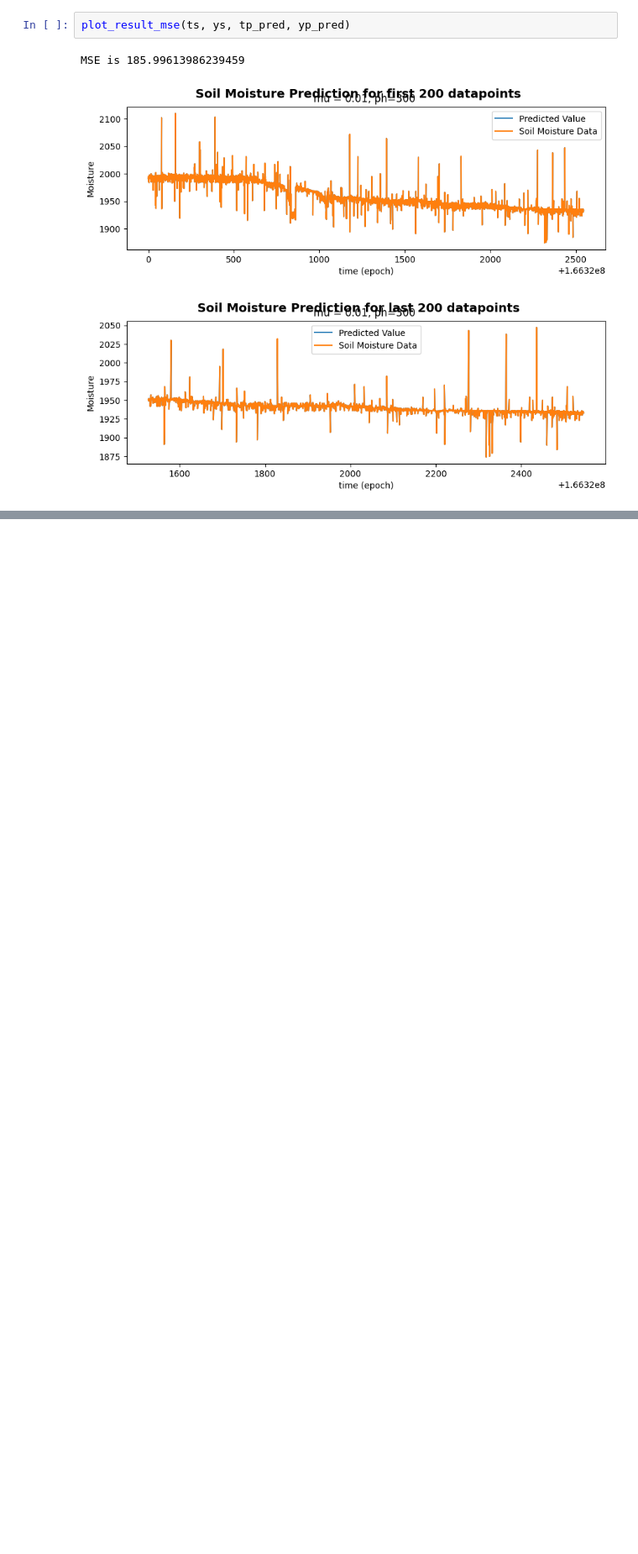
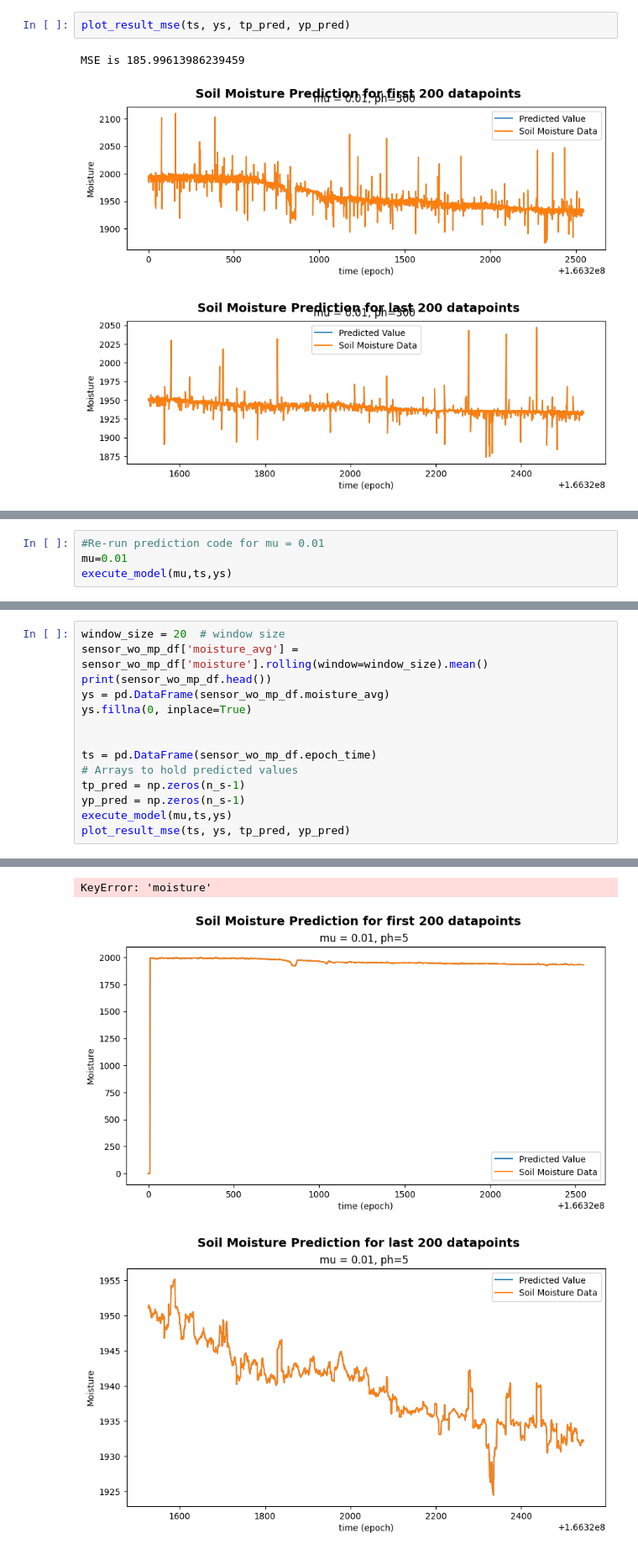
Before and after one commit to santausd/plant_health_assessment_model, a Jupyter notebook: AAI_530_A1_Group_1_IoT_Based_Crop_Monitoring_and_Health_Assessment.ipynb, the cells around one changed output, grey strips where cells are left out. Shown at 84% size. Cells and saved outputs as stored; diff of their text form; blank space fills up the shorter version.

```diff
--- a/AAI_530_A1_Group_1_IoT_Based_Crop_Monitoring_and_Health_Assessment.ipynb
+++ b/AAI_530_A1_Group_1_IoT_Based_Crop_Monitoring_and_Health_Assessment.ipynb
@@ -820,0 +868,4 @@ MSE is 185.99613986239459
+# %%
+#Re-run prediction code for mu = 0.01
+mu=0.01
+execute_model(mu,ts,ys)
@@ -820,0 +880,15 @@ MSE is 185.99613986239459
+# %%
+window_size = 20  # window size
+sensor_wo_mp_df['moisture_avg'] = sensor_wo_mp_df['moisture'].rolling(window=window_size).mean()
+print(sensor_wo_mp_df.head())
+ys = pd.DataFrame(sensor_wo_mp_df.moisture_avg)
+ys.fillna(0, inplace=True)
+
+
+ts = pd.DataFrame(sensor_wo_mp_df.epoch_time)
+# Arrays to hold predicted values
+tp_pred = np.zeros(n_s-1)
+yp_pred = np.zeros(n_s-1)
+execute_model(mu,ts,ys)
+plot_result_mse(ts, ys, tp_pred, yp_pred)
+# %% [output]
@@ -820,0 +915,3 @@ MSE is 185.99613986239459
+KeyError: 'moisture'
+[figure, added]
+[figure, added]
```
Also changed, not shown: parts of 8 cells of this notebook.
